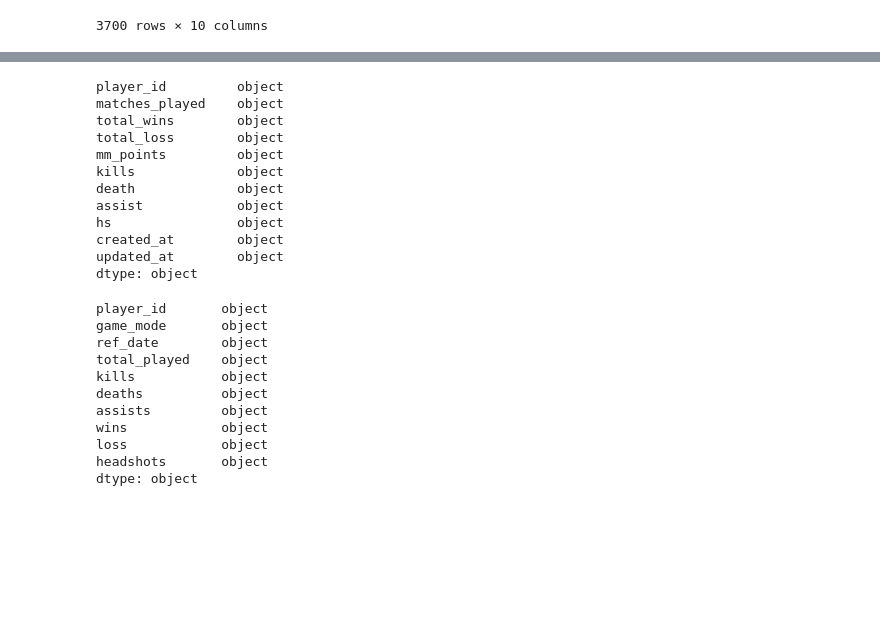
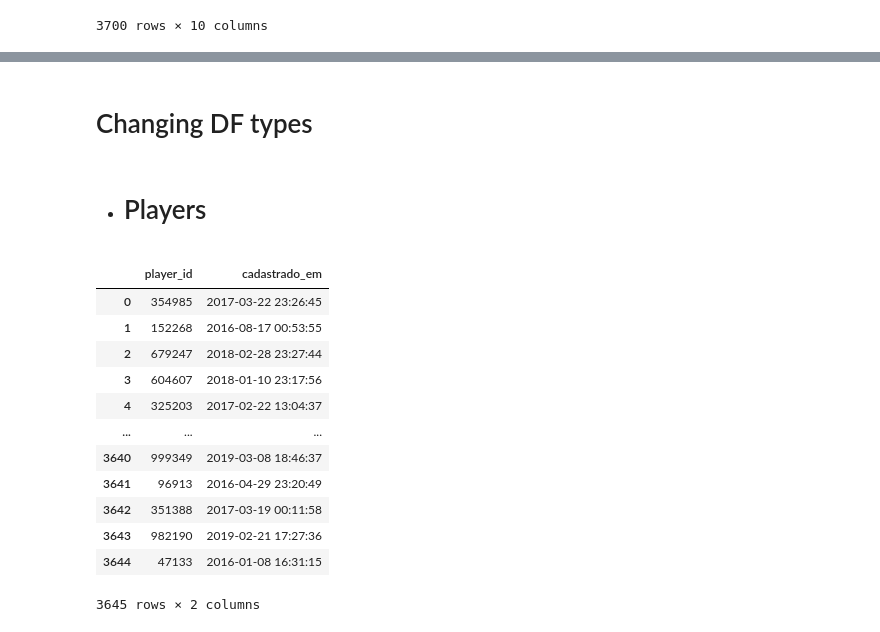
Before and after one commit to victor-s-santos/DataAnalystic-Test, a Jupyter notebook: pre-processing.ipynb, the cells around one changed output, grey strips where cells are left out. Saved outputs shown, nothing was run; the diff lists cells and outputs as text; code cells hidden in the pictures; blank space fills up the shorter version.

Commit message:
changing df type for playerstable

```diff
--- a/pre-processing.ipynb
+++ b/pre-processing.ipynb
@@ -214,29 +208,23 @@ dtype: object
-# %%
-print(matchmaking_stats.dtypes)
-# %% [output]
-player_id         object
-matches_played    object
-total_wins        object
-total_loss        object
-mm_points         object
-kills             object
-death             object
-assist            object
-hs                object
-created_at        object
-updated_at        object
-dtype: object
-# %%
-print(monthly_stats.dtypes)
-# %% [output]
-player_id       object
-game_mode       object
-ref_date        object
-total_played    object
-kills           object
-deaths          object
-assists         object
-wins            object
-loss            object
-headshots       object
-dtype: object
+# %% [markdown]
+# Changing DF types
+# %% [markdown]
+* # Players
+# %%
+players['player_id'] = pd.to_numeric(players['player_id'])
+players['cadastrado_em'] = pd.to_datetime(players['cadastrado_em'])
+# %%
+players
+# %% [output]
+|  | player_id | cadastrado_em |
+| 0 | 354985 | 2017-03-22 23:26:45 |
+| 1 | 152268 | 2016-08-17 00:53:55 |
+| 2 | 679247 | 2018-02-28 23:27:44 |
+| 3 | 604607 | 2018-01-10 23:17:56 |
+| 4 | 325203 | 2017-02-22 13:04:37 |
+| ... | ... | ... |
+| 3640 | 999349 | 2019-03-08 18:46:37 |
+| 3641 | 96913 | 2016-04-29 23:20:49 |
+| 3642 | 351388 | 2017-03-19 00:11:58 |
+| 3643 | 982190 | 2019-02-21 17:27:36 |
+| 3644 | 47133 | 2016-01-08 16:31:15 |
+3645 rows × 2 columns
```
Also changed, not shown: parts of 2 cells of this notebook.
